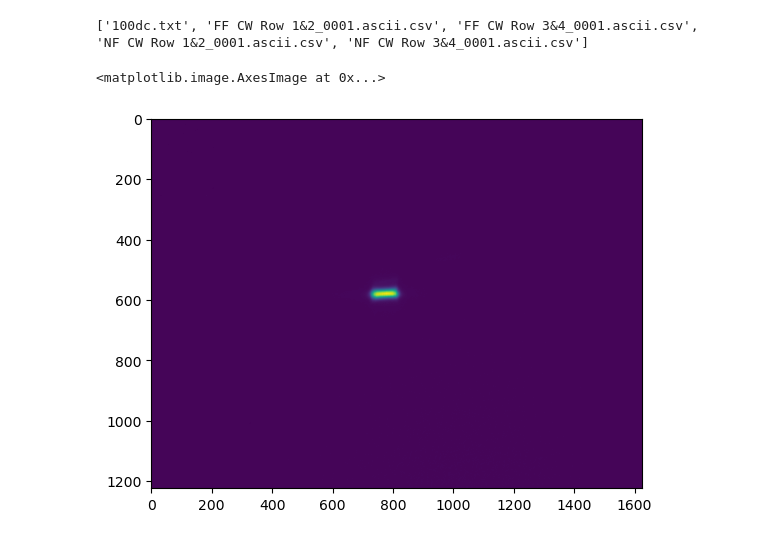
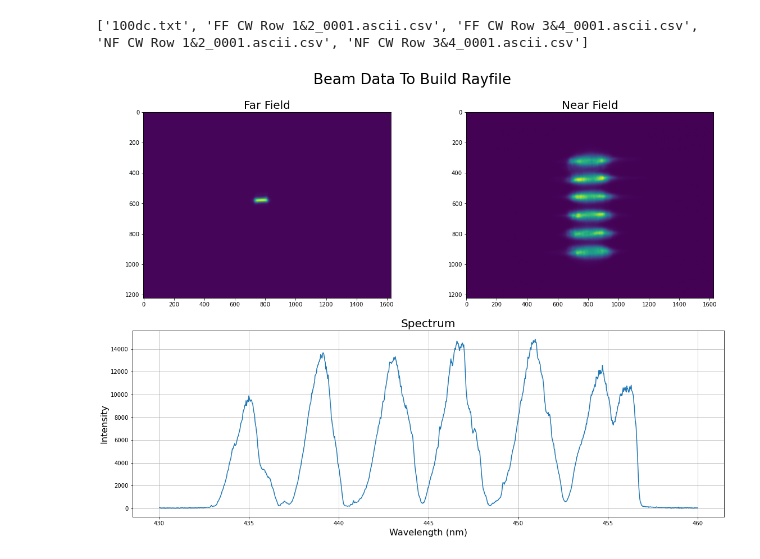
Before and after one commit to ryantro/laserbeamtools, a Jupyter notebook: docs/LBT-02-ZEMAX-Rayfile-Generation.ipynb, the cells around one changed output. Cells and saved outputs as stored; diff of their text form; code cells hidden in the pictures.

```diff
--- a/docs/LBT-02-ZEMAX-Rayfile-Generation.ipynb
+++ b/docs/LBT-02-ZEMAX-Rayfile-Generation.ipynb
@@ -4,6 +9,10 @@
 import os
 import numpy as np
 import matplotlib.pyplot as plt
+import matplotlib.gridspec as gridspec
+import sys
+sys.path.append('../') # Needed for import
+import laserbeamtools as lbt
 
 # Create a list of the files
 folder = r'../tests/test_beam_profiles/For_Rayfile_Gen/22'
@@ -57,33 +66,58 @@ def parseAscii(filename):
                     s[i] = float(s[i])
                 i = i+1
             A.append(s)
     B = np.array(A)
     return B
 
 # generate lists
 spec_x, spec_y = open_spectrum(spectrum_file)
 
 # Trim spectrum file
 indexs = (spec_x < 460) & (spec_x > 430)
 spec_x_t = spec_x[indexs]
 spec_y_t = spec_y[indexs]
 
 # Generate Near Field Arrays
 nf1 = parseAscii(nf1_file)
 nf2 = parseAscii(nf2_file)
 
 # Averaged image
 nf = ((nf1/np.sum(nf1)) + (nf2/np.sum(nf2))) * 0.5
 
 # Generate Far Field Arrays
 ff1 = parseAscii(ff1_file)
 ff2 = parseAscii(ff2_file)
 
 # Averaged image
 ff = ((ff1/np.sum(ff1)) + (ff2/np.sum(ff2))) * 0.5
 
-plt.imshow(ff)
+# Plot data
+fig = plt.figure(figsize=(16,12))
+
+gs0 = gridspec.GridSpec(2, 1, figure=fig)
+gs00 = gridspec.GridSpecFromSubplotSpec(1, 2, subplot_spec=gs0[0])
+
+ax1 = fig.add_subplot(gs00[0])
+ax1.imshow(ff)
+ax1.set_title('Far Field', fontsize=20)
+# ax1.tick_params(labelbottom=False, labelleft=False)
+
+ax2 = fig.add_subplot(gs00[1])
+ax2.imshow(nf)
+ax2.set_title('Near Field', fontsize=20)
+# ax2.tick_params(labelbottom=False, labelleft=False)
+
+ax3 = fig.add_subplot(gs0[1])
+ax3.plot(spec_x_t, spec_y_t)
+ax3.grid('on')
+ax3.set_title('Spectrum', fontsize=20)
+ax3.set_xlabel('Wavelength (nm)', fontsize = 16)
+ax3.set_ylabel('Intensity', fontsize = 16)
+
+plt.suptitle("Beam Data To Build Rayfile", fontsize = 26)
+fig.tight_layout(pad=2)
+
+plt.show()
 # %% [output]
 ['100dc.txt', 'FF CW Row 1&2_0001.ascii.csv', 'FF CW Row 3&4_0001.ascii.csv', 'NF CW Row 1&2_0001.ascii.csv', 'NF CW Row 3&4_0001.ascii.csv']
-<matplotlib.image.AxesImage at 0x...>
-[figure, old version]
+[figure, new version]
```
Also changed, not shown: parts of 7 cells of this notebook, 3 other files.
